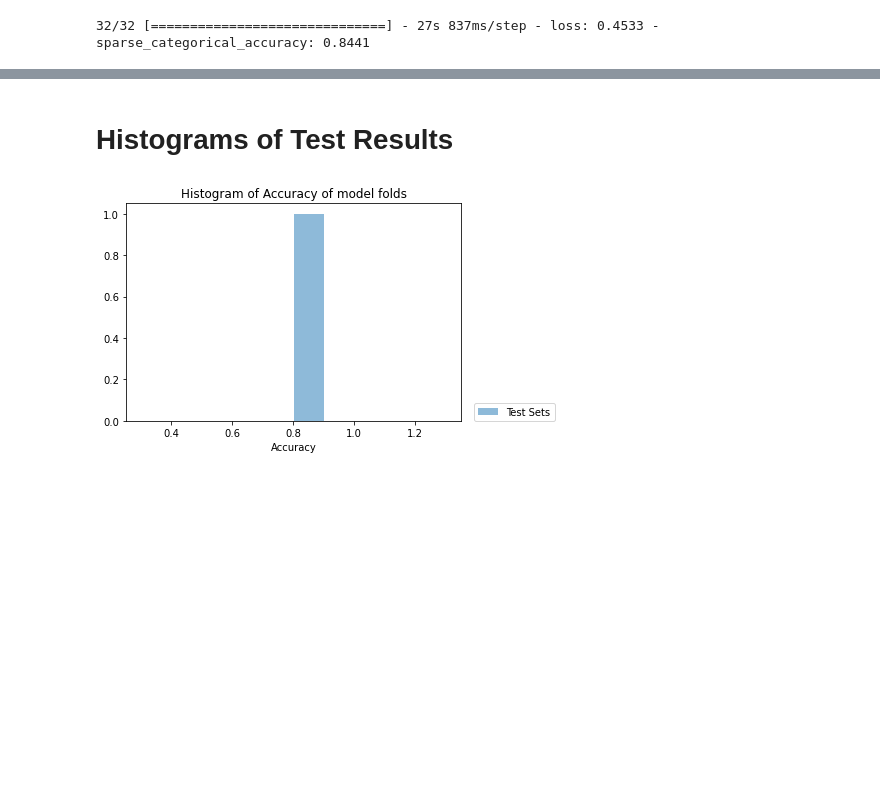
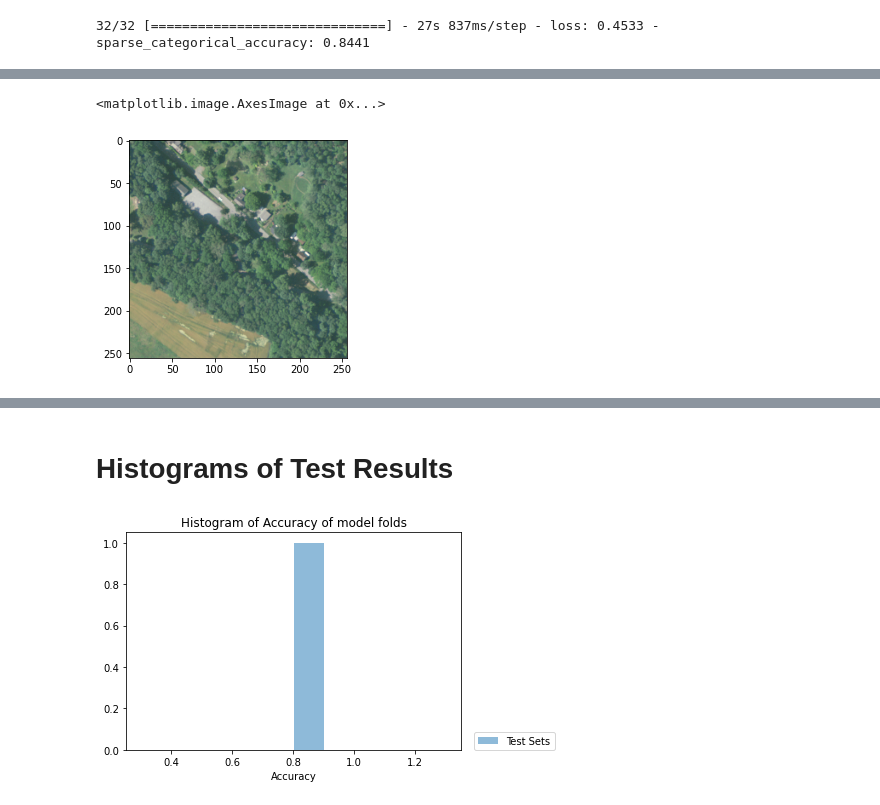
Before and after one commit to rachellb/CS5043_Assignment8, a Jupyter notebook: hw8_Notebook.ipynb, the cells around one changed output, grey strips where cells are left out. Saved outputs shown, nothing was run; the diff lists cells and outputs as text; code cells hidden in the pictures; blank space fills up the shorter version.

```diff
--- a/hw8_Notebook.ipynb
+++ b/hw8_Notebook.ipynb
@@ -119,0 +135,5 @@ results = model.evaluate(test_dat)
+# %%
+plt.imshow(ins_test[0,:,:,0:3])
+# %% [output]
+<matplotlib.image.AxesImage at 0x...>
+[figure, added]
```
Also changed, not shown: parts of 10 cells of this notebook, 6 other files.
